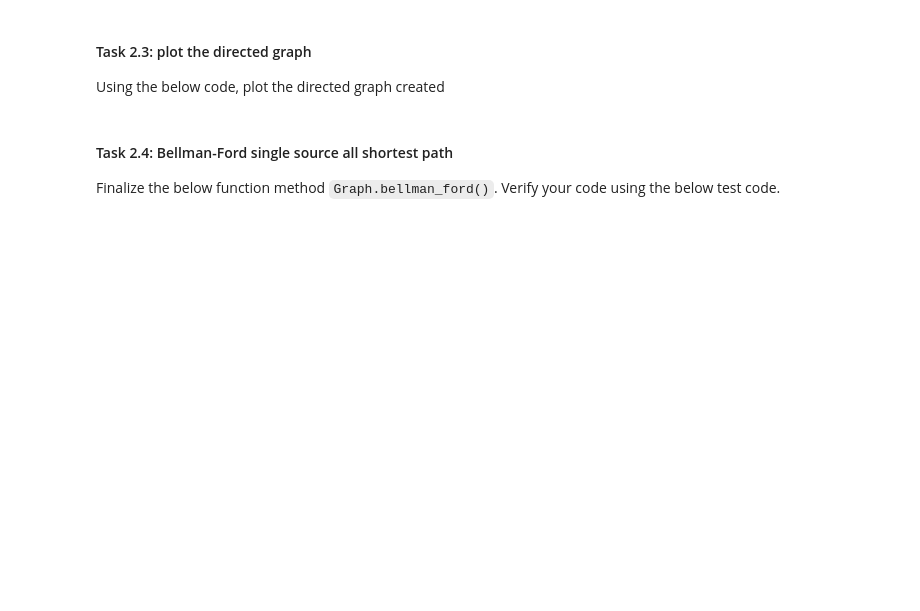
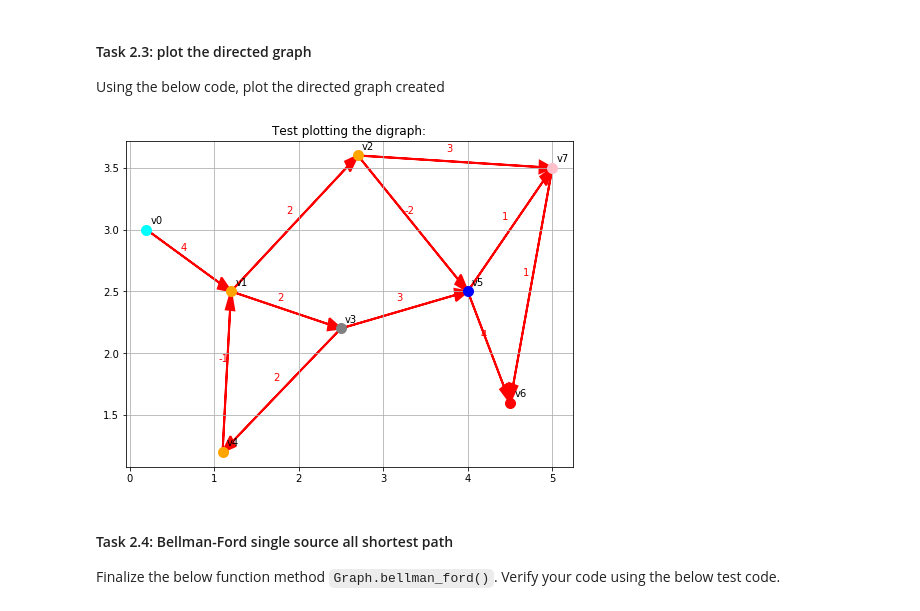
Before and after one commit to cvanderzalm/min-cs, a Jupyter notebook: assignment_A3.ipynb, the cells around one changed output. Saved outputs shown, nothing was run; the diff lists cells and outputs as text; code cells hidden in the pictures; blank space fills up the shorter version.

```diff
--- a/assignment_A3.ipynb
+++ b/assignment_A3.ipynb
@@ -910,8 +979,7 @@ def make_digraph():
     }
 
     # create `digraph`, a directed graph ...
-    # YOUR CODE HERE
-    raise NotImplementedError()
+    digraph = Graph(vtx_dict,adj_dict,True)
 
     return digraph
 
@@ -948,21 +1031,23 @@ Using the below code, plot the directed graph created
 # %%
 # Task 2.3 code cell
 
 %matplotlib inline
 
 from PlotGraph import plot_graph
 
 # also want a plot?
 DO_PLOT = True
 
 def test_plot_digraph():
     '''test plotting the digraph'''
 
     # make a fresh `digraph` using function `make_digraph` and plot it ...
-    # YOUR CODE HERE
-    raise NotImplementedError()
+    title = 'Test plotting the digraph:'
+    plot_graph(make_digraph(), title, DO_PLOT)
 
 test_plot_digraph()
+# %% [output]
+[figure, added]
 # %% [markdown]
 #### Task 2.4: Bellman-Ford single source all shortest path
 Finalize the below function method `Graph.bellman_ford()`. Verify your code using the below test code.
```
Also changed, not shown: parts of 10 cells of this notebook.
